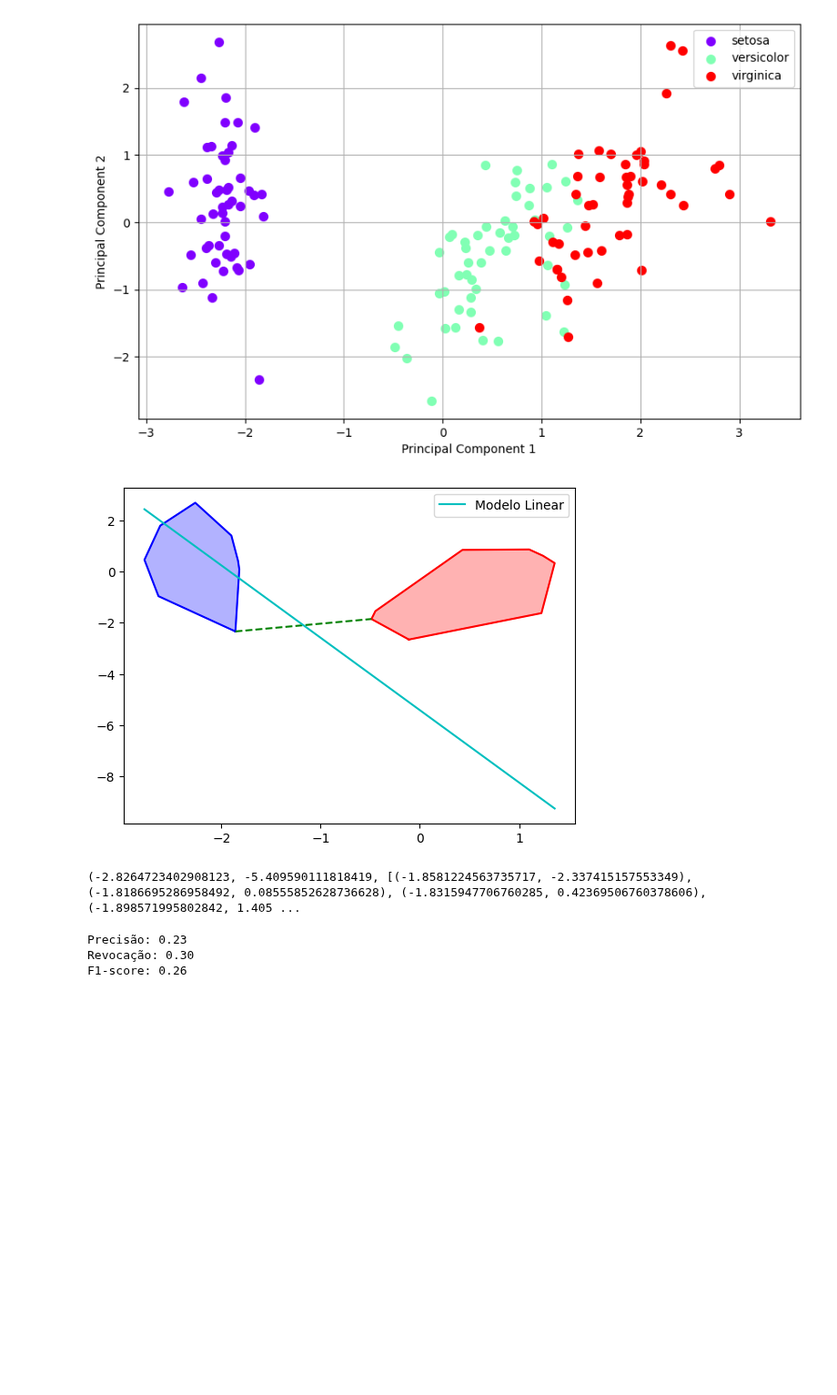
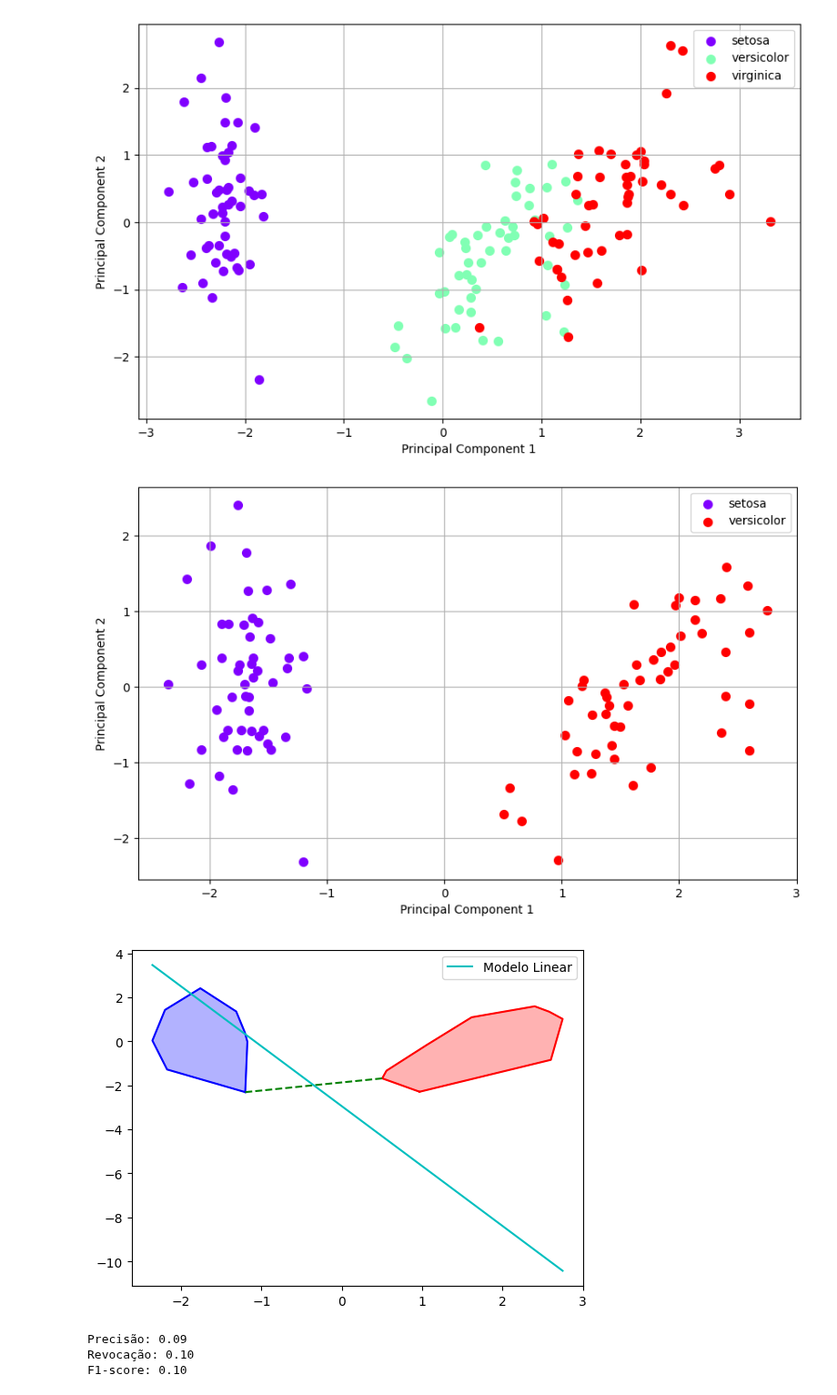
Before and after one commit to marcelomrad/Classificador_Linear, a Jupyter notebook: main.ipynb, the cells around one changed output. Shown at 91% size. Saved outputs shown, nothing was run; the diff lists cells and outputs as text; code cells hidden in the pictures; blank space fills up the shorter version.

```diff
--- a/main.ipynb
+++ b/main.ipynb
@@ -580,32 +582,3 @@ data = pd.DataFrame(data=iris['data'], columns=iris['feature_names'])
 data_pca_df = realizar_pca(data, iris['target'], target_names=iris['target_names'])
 # %% [output]
 [figure]
-# %%
-# Selecione duas classes desejadas (por exemplo, 'setosa' e 'versicolor')
-class1 = 'setosa'
-class2 = 'versicolor'
-
-# Converte os nomes das classes para os rótulos
-label1 = list(iris.target_names).index(class1)
-label2 = list(iris.target_names).index(class2)
-
-# Pegue os pontos do PCA para essas classes
-points_class1 = [Ponto(x, y) for x, y in data_pca_df[data_pca_df['label'] == label1][['Principal Component 1', 'Principal Component 2']].to_numpy()]
-points_class2 = [Ponto(x, y) for x, y in data_pca_df[data_pca_df['label'] == label2][['Principal Component 1', 'Principal Component 2']].to_numpy()]
-
-# Chame a função construir_modelo_linear com esses pontos
-result = construir_modelo_linear(points_class1, points_class2)
-plot_modelo(points_class1, points_class2)
-print(result)
-# %% [output]
-[figure, removed]
-(-2.8264723402908123, -5.409590111818419, [(-1.8581224563735717, -2.337415157553349), (-1.8186695286958492, 0.08555852628736628), (-1.8315947706760285, 0.42369506760378606), (-1.898571995802842, 1.405 ...
-# %%
-precisao, revocacao, f1 = calcular_metricas(points_class1, points_class2, result)
-print(f"Precisão: {precisao:.2f}")
-print(f"Revocação: {revocacao:.2f}")
-print(f"F1-score: {f1:.2f}")
-# %% [output]
-Precisão: 0.23
-Revocação: 0.30
-F1-score: 0.26
@@ -611,0 +645,29 @@ F1-score: 0.26
+# %%
+from sklearn.datasets import load_iris
+
+# Carregando o dataset Iris
+iris = load_iris()
+data = pd.DataFrame(iris.data, columns=iris.feature_names)
+labels = iris.target
+
+# Chamando a função para visualizar apenas as classes "setosa" (0) e "versicolor" (1)
+result_pca = realizar_pca(data, labels, classes_to_plot=[0, 1], target_names=['setosa', 'versicolor'])
+
+# Preparando os pontos para "setosa" e "virginica"
+setosa_points = [Ponto(x, y) for x, y in result_pca.values[result_pca.label == 0, :2]]
+virginica_points = [Ponto(x, y) for x, y in result_pca.values[result_pca.label == 1, :2]]
+
+# Chamando a função
+result = construir_modelo_linear(setosa_points, virginica_points)
+plot_modelo(setosa_points, virginica_points)
+
+precisao, revocacao, f1 = calcular_metricas(setosa_points, virginica_points, result)
+print(f"Precisão: {precisao:.2f}")
+print(f"Revocação: {revocacao:.2f}")
+print(f"F1-score: {f1:.2f}")
+# %% [output]
+[figure, added]
+[figure, added]
+Precisão: 0.09
+Revocação: 0.10
+F1-score: 0.10
```
Also changed, not shown: parts of 5 cells of this notebook.
